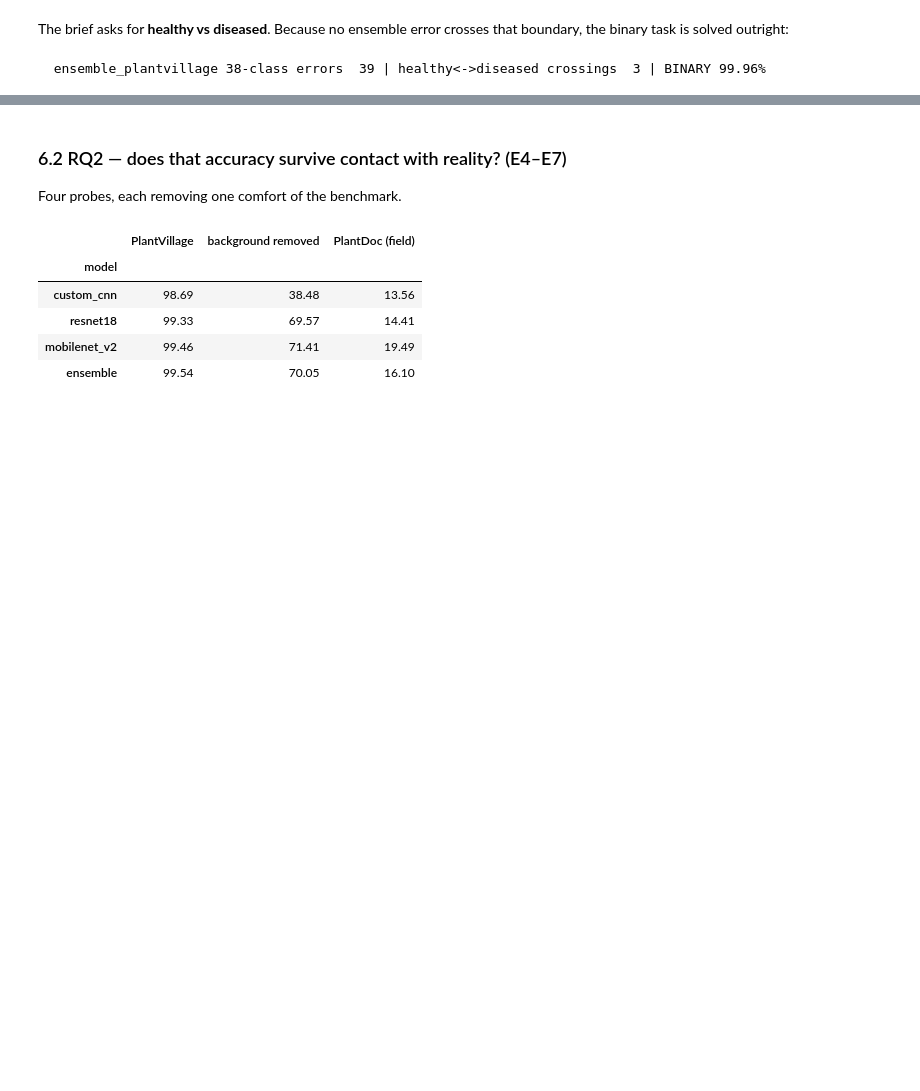
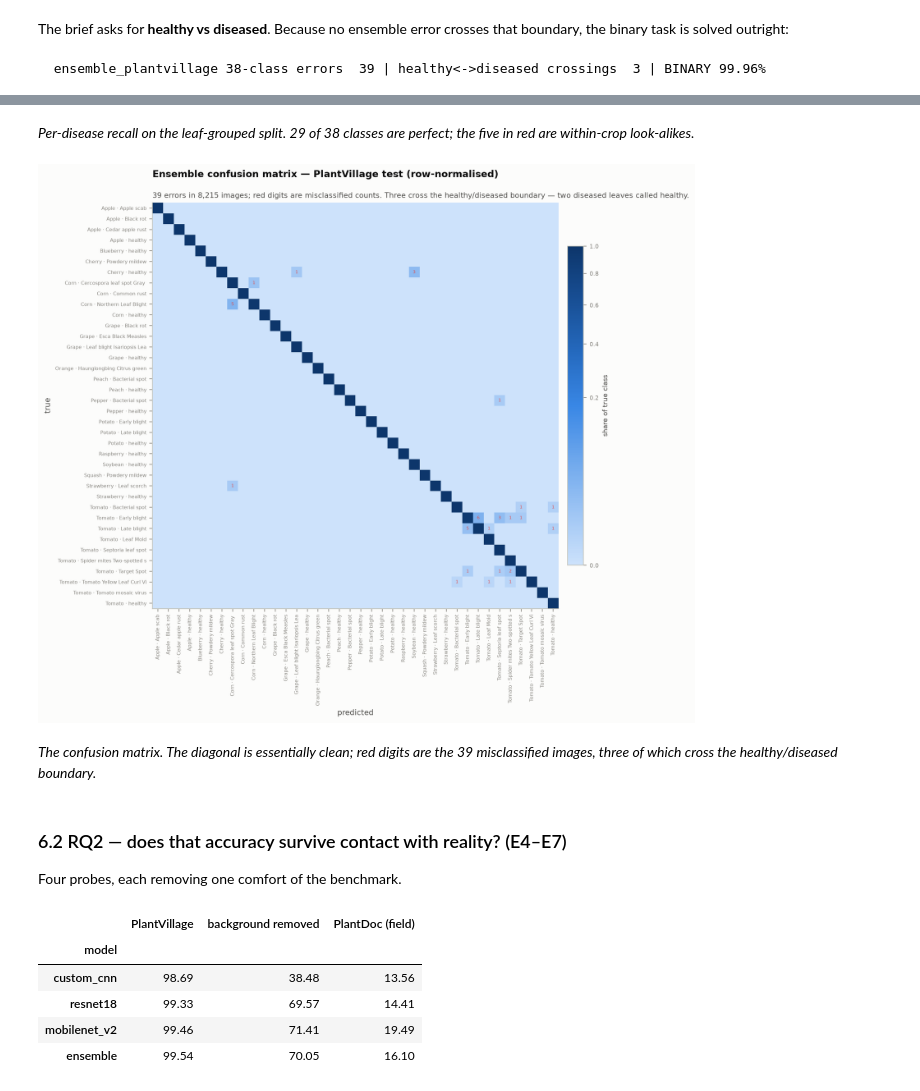
Before and after one commit to Mio812/plant-disease-detection, a Jupyter notebook: notebooks/plant_disease_detection.ipynb, the cells around one changed output, grey strips where cells are left out. Drawn from its saved outputs; the diff is of its cells as text; code cells hidden in the pictures; blank space fills up the shorter version.

```diff
--- a/notebooks/plant_disease_detection.ipynb
+++ b/notebooks/plant_disease_detection.ipynb
@@ -289,3 +304,11 @@ for tag in ['custom_cnn', 'resnet18', 'mobilenet_v2', 'ensemble_plantvillage']:
+# %% [markdown]
+*Per-disease recall on the leaf-grouped split. 29 of 38 classes are perfect; the five in red are within-crop look-alikes.*
+# %%
+figure('confusion_matrix.png')
+# %% [output]
+[figure, added]
+# %% [markdown]
+*The confusion matrix. The diagonal is essentially clean; red digits are the 39 misclassified images, three of which cross the healthy/diseased boundary.*
 # %% [markdown]
 ### 6.2 RQ2 — does that accuracy survive contact with reality? (E4–E7)
 
```
Also changed, not shown: parts of 10 cells of this notebook, 1 other file.
